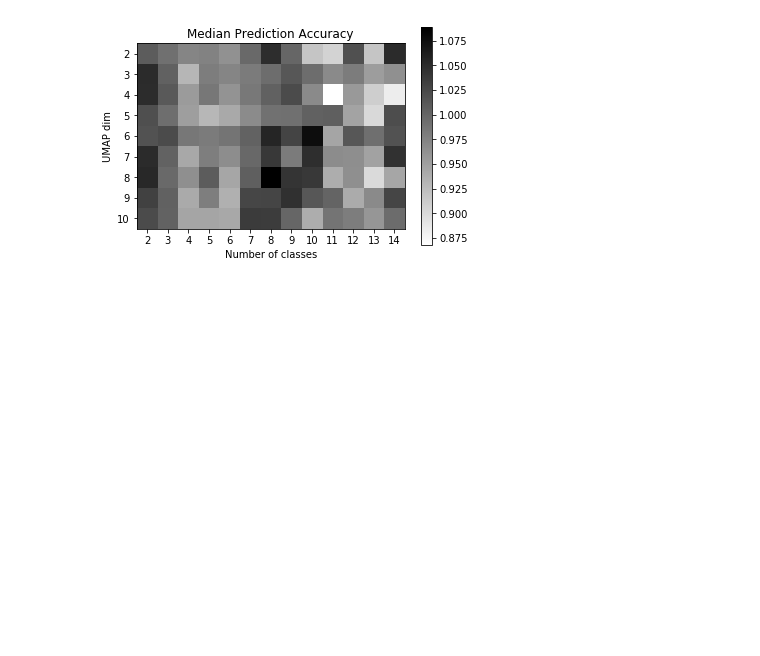
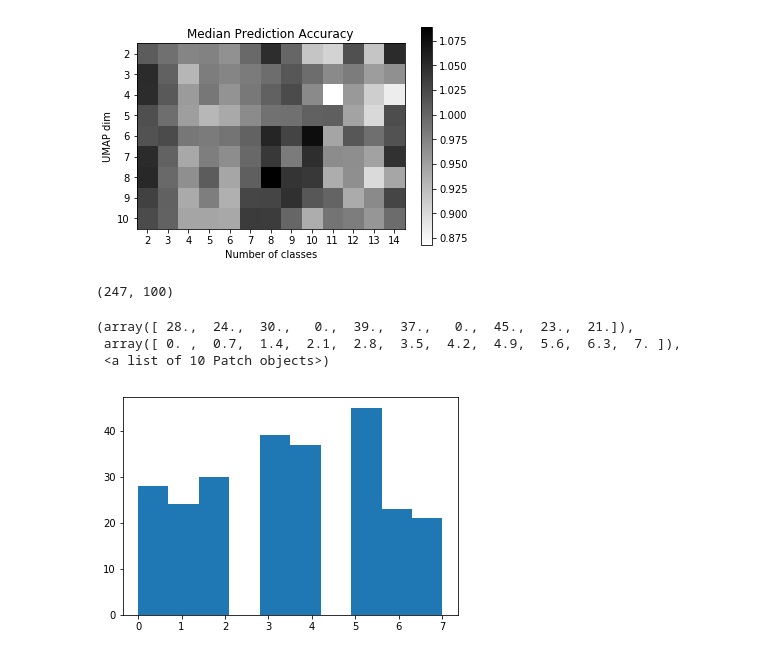
Before and after one commit to BouchardLab/ML_4_prec_prognosis, a Jupyter notebook: bin/confusionmatrix.ipynb, the cells around one changed output. Drawn from its saved outputs; the diff is of its cells as text; code cells hidden in the pictures; blank space fills up the shorter version.

```diff
--- a/bin/confusionmatrix.ipynb
+++ b/bin/confusionmatrix.ipynb
@@ -101,4 +88,22 @@ with h5py.File(filename, 'r') as f:
     feature_bm = f['feature_name_subset_biomarker'][:]
     feature_oc = f['feature_name_subset_outcome'][:]
     pid = f['patient_id'][:]
+# %%
+k=8
+c=8
+confmat = np.zeros((8,8))
+
+seed=0
+
+embedding = run_umap(data_oc, 100, n_neighbors=10,min_dist=0.001, random_state=seed)
+print(embedding.shape)
+Z = hierarchy.linkage(embedding, 'ward', optimal_ordering=True)
+labels = hierarchy.cut_tree(Z, n_clusters=c).reshape(247)
+plt.hist(labels)
+# %% [output]
+(247, 100)
+(array([ 28.,  24.,  30.,   0.,  39.,  37.,   0.,  45.,  23.,  21.]),
+ array([ 0. ,  0.7,  1.4,  2.1,  2.8,  3.5,  4.2,  4.9,  5.6,  6.3,  7. ]),
+ <a list of 10 Patch objects>)
+[figure, added]
 # %%
```
Also changed, not shown: parts of 6 cells of this notebook, 2 other files.
